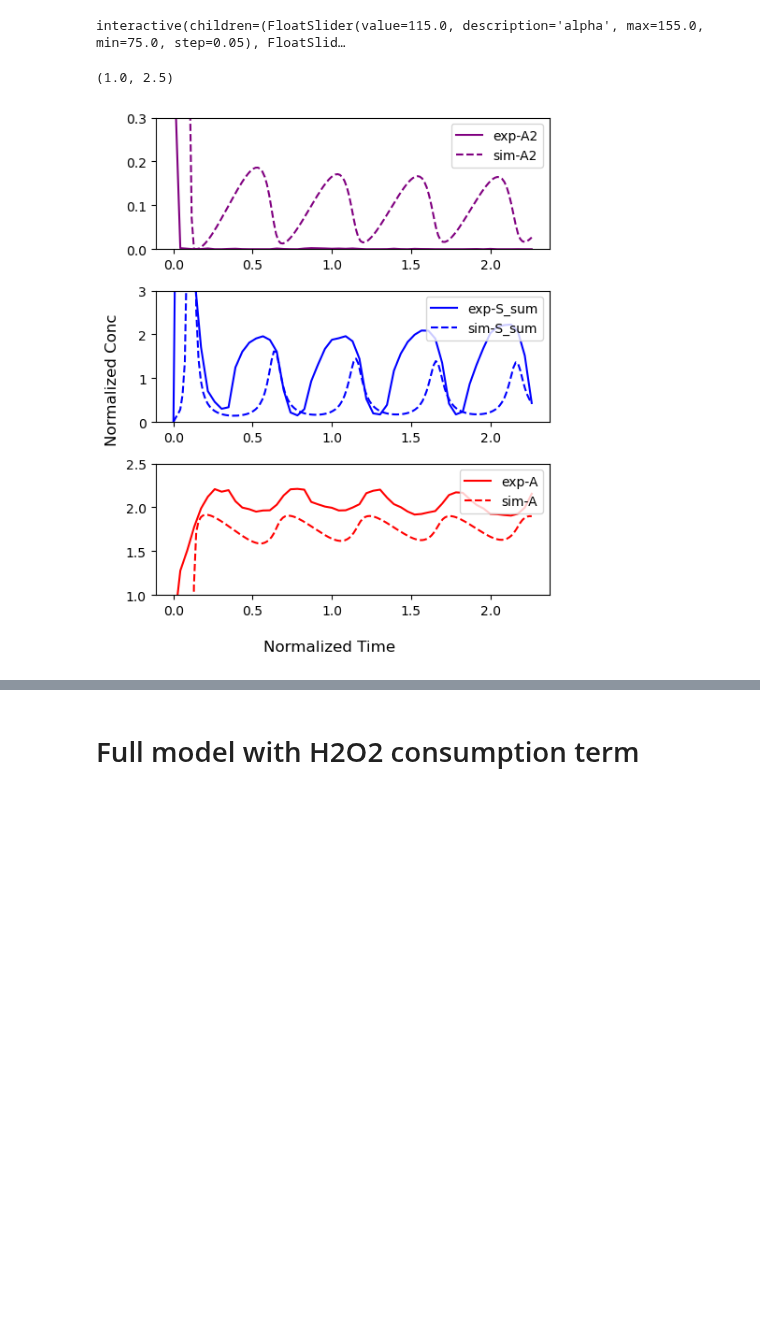
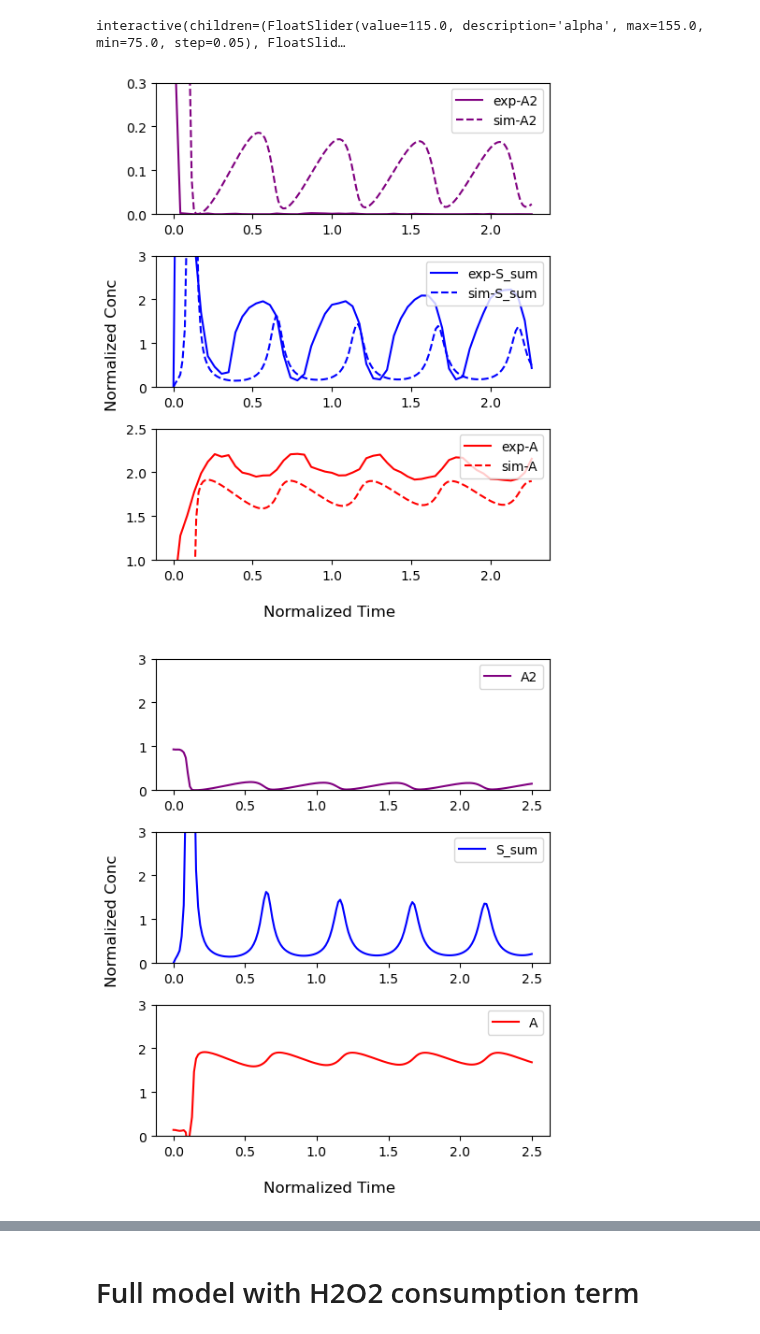
Before and after one commit to Zhiheng419/Chemical_Oscillation_Model, a Jupyter notebook: delayed_model_NatChem_fig1.ipynb, the cells around one changed output, grey strips where cells are left out. Saved outputs shown, nothing was run; the diff lists cells and outputs as text; code cells hidden in the pictures; blank space fills up the shorter version.

```diff
--- a/delayed_model_NatChem_fig1.ipynb
+++ b/delayed_model_NatChem_fig1.ipynb
@@ -27,9 +27,9 @@ params = np.array([115.0, 6.0, 0.9, 24.4])
 consts = np.array([0.11, 2])
 delay = np.array([0.01, 0.03])
 init_cond = [0.9, 0]
-delayed_model_fig4 = delayed_oscillation(delayed_approx_model_FTC, delay=delay, params=params, consts=consts, init_cond=init_cond, calc_all=calc_all_delayed_approx_model_FTC)
+delayed_model_fig4 = delayed_oscillation(delayed_full_first_order, delay=delay, params=params, consts=consts, init_cond=init_cond)
 delayed_model_fig4.add_exp_data(df_fig4_NatChem_MH)
-delayed_model_fig4.set_init_cond([0.93, 0])
+delayed_model_fig4.set_init_cond([0.93, 0, 0])
 # %% [output]
 The species are ['A2', 'S_sum', 'A', 'O']. Please check if the data is in the same order and correct format (time, concentration).
 Initial condition is set as [0.92917839 0.00132773 0.14164321]
@@ -43,9 +43,13 @@ interactive(children=(FloatSlider(value=115.0, description='alpha', max=155.0, m
 fig, axes = delayed_model_fig4.plot(exp=True, ylim=3, nvars=3)
 axes[0].set_ylim([0, 0.3])
 axes[2].set_ylim([1, 2.5])
+fig.savefig(r'figs\NatChem_MH_fig4.png', dpi=300, bbox_inches='tight')
 # %% [output]
-(1.0, 2.5)
 [figure]
+# %%
+fig, axes = delayed_model_fig4.plot(ylim=3, nvars=3, t=2.5)
+# %% [output]
+[figure, added]
 # %%
 df_figS3_NatChem_MH = pd.read_csv(r'Data_sets\3a_figS3_osc_NatChem_MH.csv')
 cut_off, CMC_3a = 5.25, 1.56
```
Also changed, not shown: parts of 8 cells of this notebook, 6 other files.
